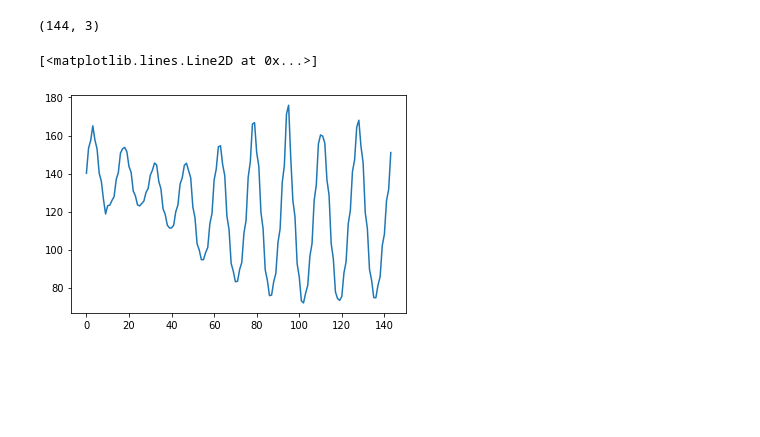
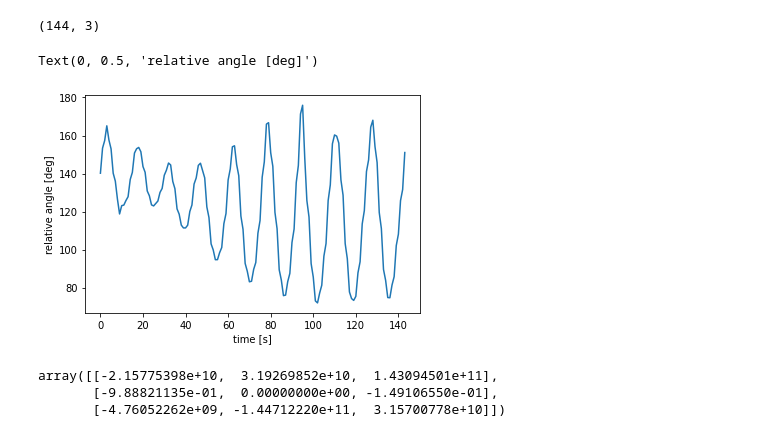
Before and after one commit to limu007/cube, a Jupyter notebook: Attitude_computed.ipynb, the cells around one changed output. Drawn from its saved outputs; the diff is of its cells as text; code cells hidden in the pictures; blank space fills up the shorter version.

```diff
--- a/Attitude_computed.ipynb
+++ b/Attitude_computed.ipynb
@@ -371,6 +371,14 @@ mulsang=np.array([eci_body[j,:,2]@su.eloc2cart(move[j].cartesian)/move[j].cartes
 movez_ang=np.rad2deg(np.arccos(mulsang))
 # %%
 pl.plot(movez_ang)
+pl.xlabel("time [s]")
+pl.ylabel("relative angle [deg]")
 # %% [output]
-[<matplotlib.lines.Line2D at 0x...>]
+Text(0, 0.5, 'relative angle [deg]')
-[figure, old version]
+[figure, new version]
+# %%
+momat1=su.triad(su.eloc2cart(move[j].cartesian),[0,1,0])
+# %% [output]
+array([[-2.15775398e+10,  3.19269852e+10,  1.43094501e+11],
+       [-9.88821135e-01,  0.00000000e+00, -1.49106550e-01],
+       [-4.76052262e+09, -1.44712220e+11,  3.15700778e+10]])
```
Also changed, not shown: 1 other file.
